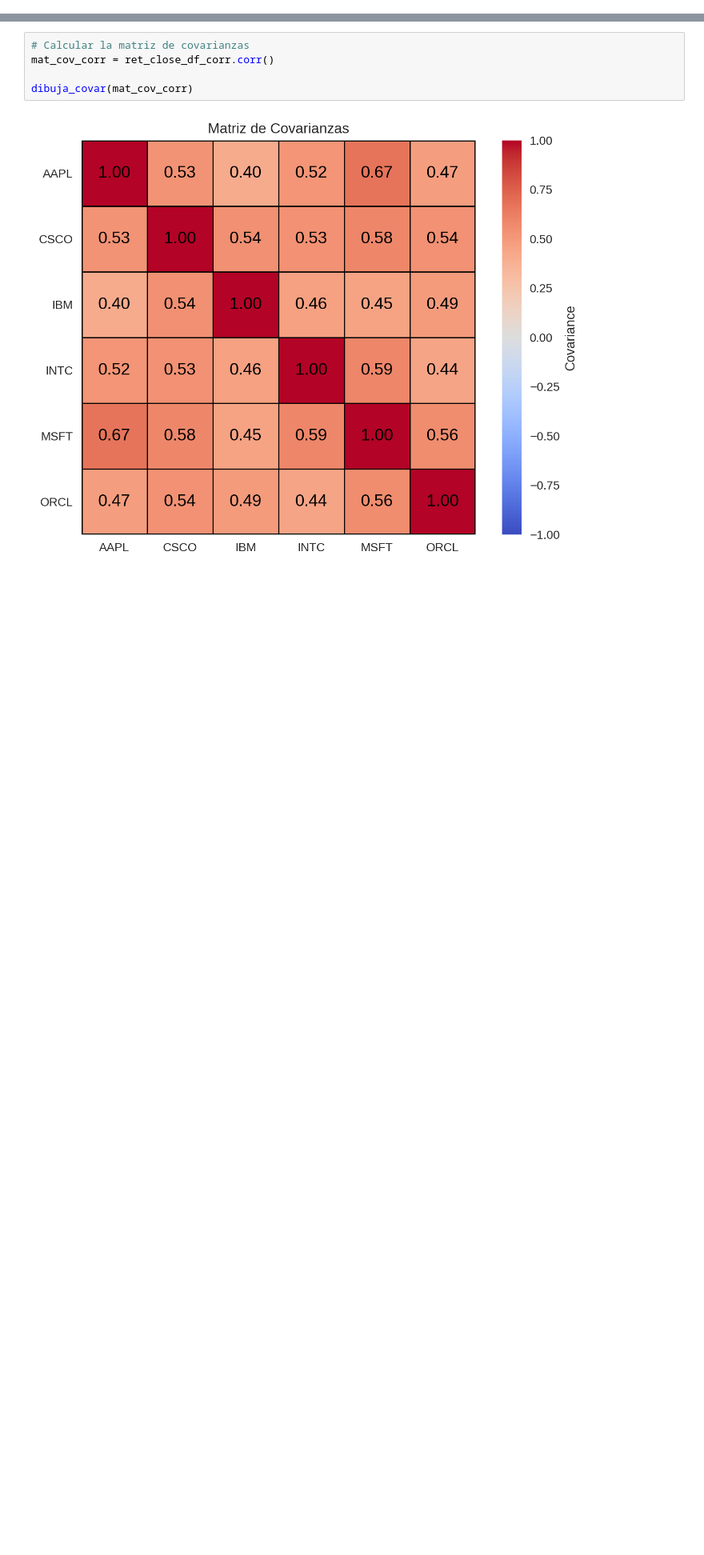
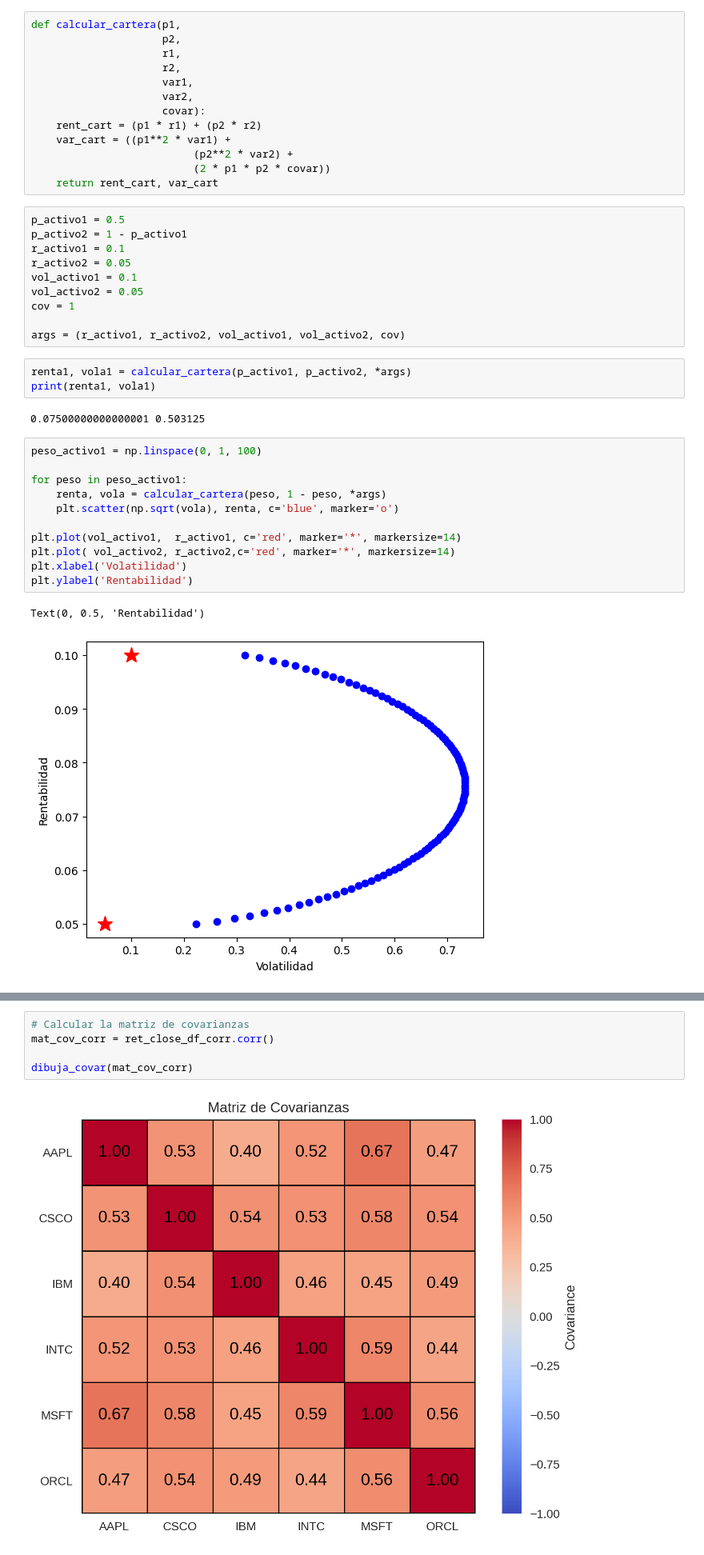
Before and after one commit to alfonso-santos/Python-aplicado-gestion-carteras, a Jupyter notebook: source/carteras-inicial.ipynb, the cells around one changed output, grey strips where cells are left out. Shown at 80% size. Drawn from its saved outputs; the diff is of its cells as text; blank space fills up the shorter version.

Commit message:
dos activos csi terminada y genera precios inicio

```diff
--- a/source/carteras-inicial.ipynb
+++ b/source/carteras-inicial.ipynb
@@ -0,0 +103,42 @@
+# %%
+def calcular_cartera(p1,
+                     p2,
+                     r1,
+                     r2,
+                     var1,
+                     var2,
+                     covar):
+    rent_cart = (p1 * r1) + (p2 * r2)
+    var_cart = ((p1**2 * var1) +
+                          (p2**2 * var2) +
+                          (2 * p1 * p2 * covar))
+    return rent_cart, var_cart
+# %%
+p_activo1 = 0.5
+p_activo2 = 1 - p_activo1
+r_activo1 = 0.1
+r_activo2 = 0.05
+vol_activo1 = 0.1
+vol_activo2 = 0.05
+cov = 1
+
+args = (r_activo1, r_activo2, vol_activo1, vol_activo2, cov)
+# %%
+renta1, vola1 = calcular_cartera(p_activo1, p_activo2, *args)
+print(renta1, vola1)
+# %% [output]
+0.07500000000000001 0.503125
+# %%
+peso_activo1 = np.linspace(0, 1, 100)
+
+for peso in peso_activo1:
+    renta, vola = calcular_cartera(peso, 1 - peso, *args)
+    plt.scatter(np.sqrt(vola), renta, c='blue', marker='o')
+
+plt.plot(vol_activo1,  r_activo1, c='red', marker='*', markersize=14)
+plt.plot( vol_activo2, r_activo2,c='red', marker='*', markersize=14)
+plt.xlabel('Volatilidad')
+plt.ylabel('Rentabilidad')
+# %% [output]
+Text(0, 0.5, 'Rentabilidad')
+[figure, added]
```
Also changed, not shown: parts of 16 cells of this notebook, 4 other files.
